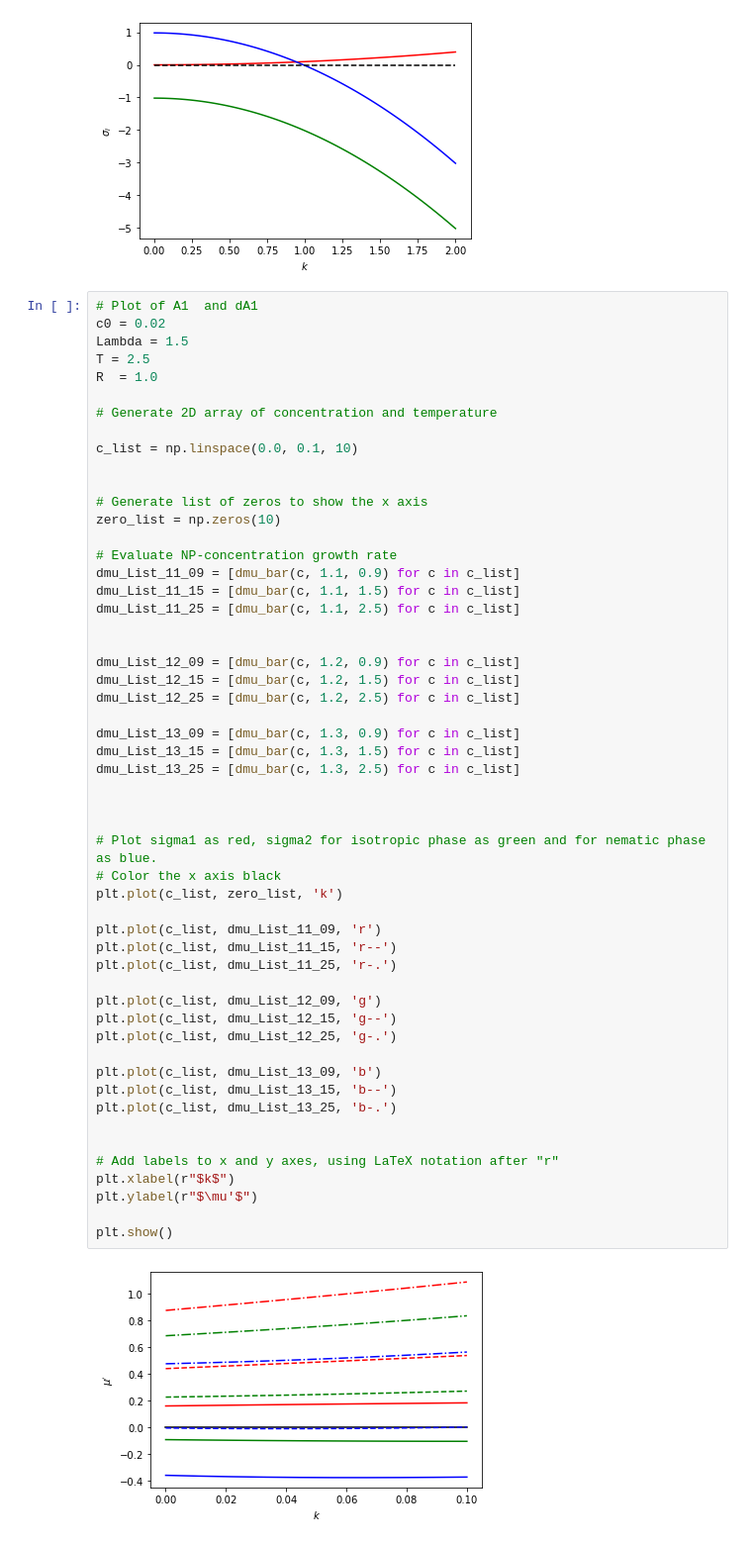
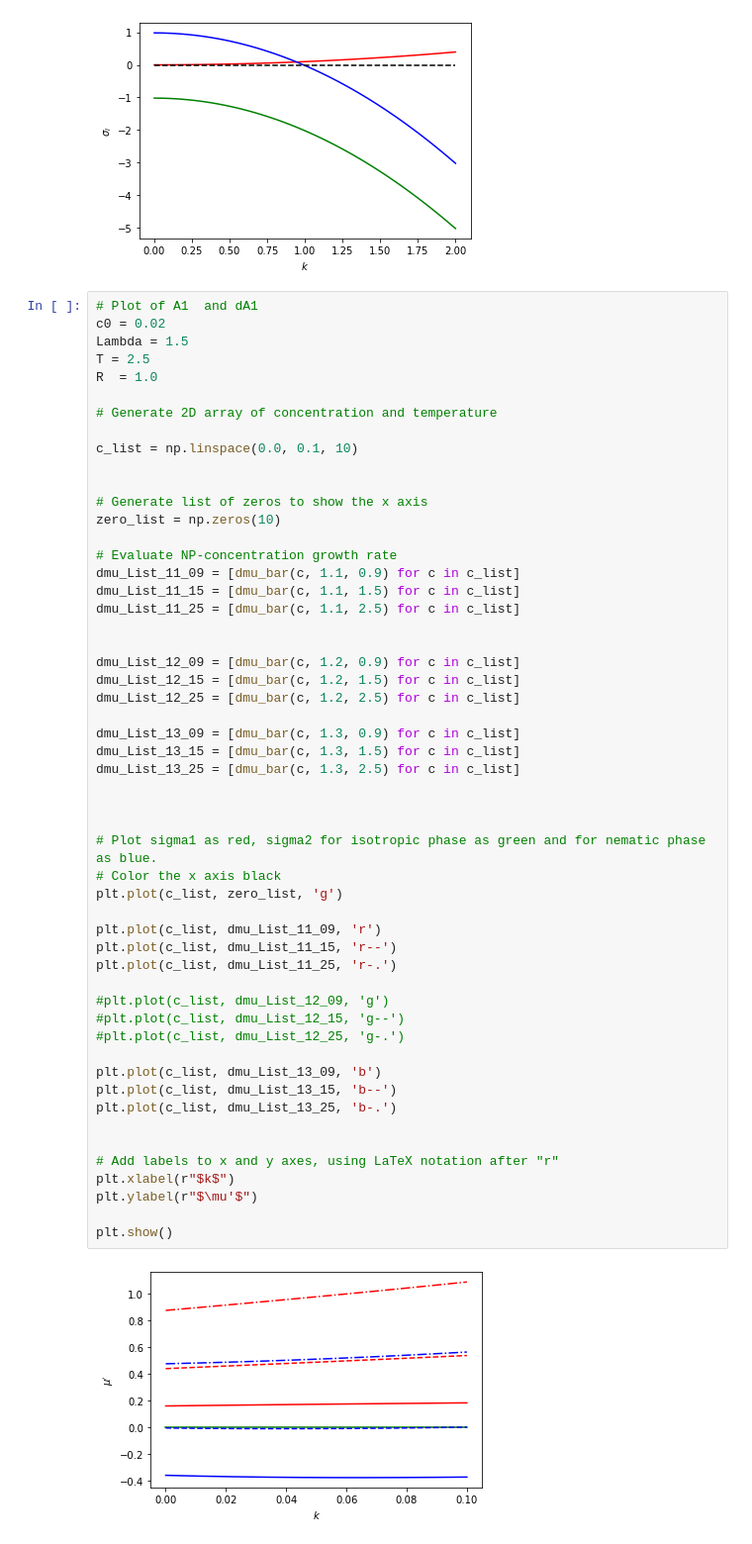
Before and after one commit to ErickSerrato631/Paper_3, a Jupyter notebook: 01_LSA_plots.ipynb, the cells around one changed output. Shown at 99% size. Cells and saved outputs as stored; diff of their text form.

```diff
--- a/01_LSA_plots.ipynb
+++ b/01_LSA_plots.ipynb
@@ -342,35 +386,35 @@ dmu_List_11_25 = [dmu_bar(c, 1.1, 2.5) for c in c_list]
 
 dmu_List_12_09 = [dmu_bar(c, 1.2, 0.9) for c in c_list]
 dmu_List_12_15 = [dmu_bar(c, 1.2, 1.5) for c in c_list]
 dmu_List_12_25 = [dmu_bar(c, 1.2, 2.5) for c in c_list]
 
 dmu_List_13_09 = [dmu_bar(c, 1.3, 0.9) for c in c_list]
 dmu_List_13_15 = [dmu_bar(c, 1.3, 1.5) for c in c_list]
 dmu_List_13_25 = [dmu_bar(c, 1.3, 2.5) for c in c_list]
 
 
 
 # Plot sigma1 as red, sigma2 for isotropic phase as green and for nematic phase as blue.
 # Color the x axis black
-plt.plot(c_list, zero_list, 'k')
+plt.plot(c_list, zero_list, 'g')
 
 plt.plot(c_list, dmu_List_11_09, 'r')
 plt.plot(c_list, dmu_List_11_15, 'r--')
 plt.plot(c_list, dmu_List_11_25, 'r-.')
 
-plt.plot(c_list, dmu_List_12_09, 'g')
-plt.plot(c_list, dmu_List_12_15, 'g--')
-plt.plot(c_list, dmu_List_12_25, 'g-.')
+#plt.plot(c_list, dmu_List_12_09, 'g')
+#plt.plot(c_list, dmu_List_12_15, 'g--')
+#plt.plot(c_list, dmu_List_12_25, 'g-.')
 
 plt.plot(c_list, dmu_List_13_09, 'b')
 plt.plot(c_list, dmu_List_13_15, 'b--')
 plt.plot(c_list, dmu_List_13_25, 'b-.')
 
 
 # Add labels to x and y axes, using LaTeX notation after "r"
 plt.xlabel(r"$k$")
 plt.ylabel(r"$\mu'$")
 
 plt.show()
 # %% [output]
-[figure, old version]
+[figure, new version]
```
Also changed, not shown: parts of 7 cells of this notebook, 1 other file.
